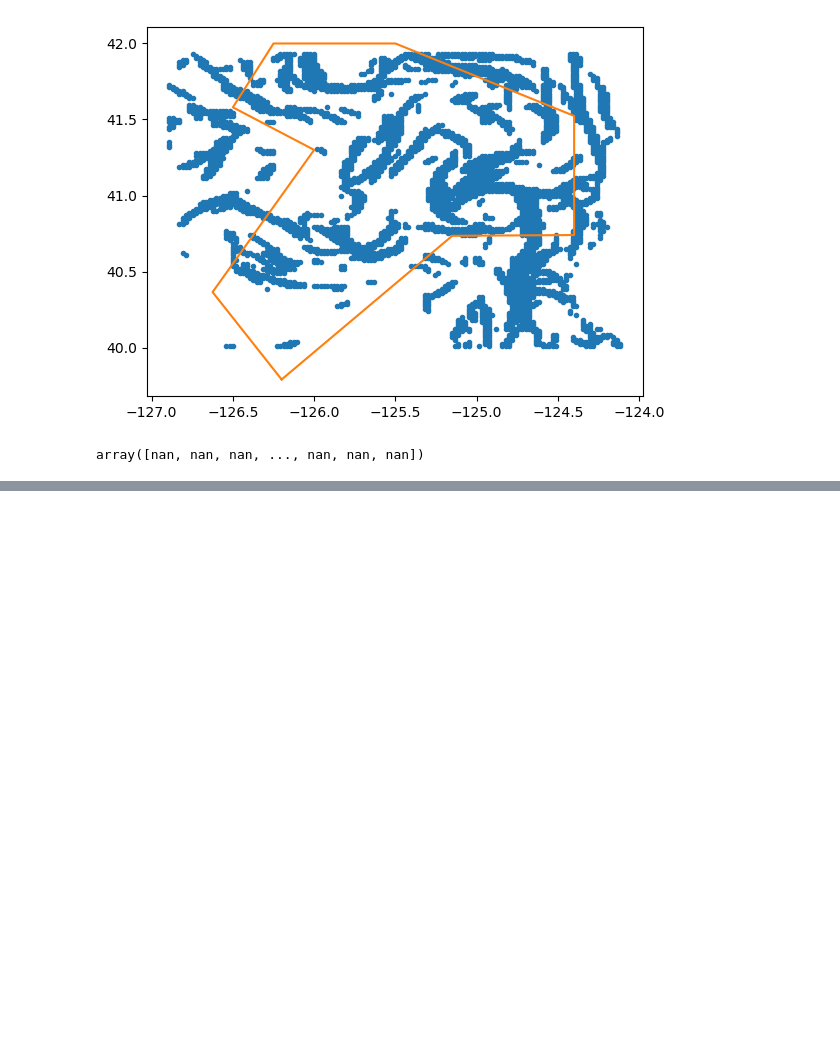
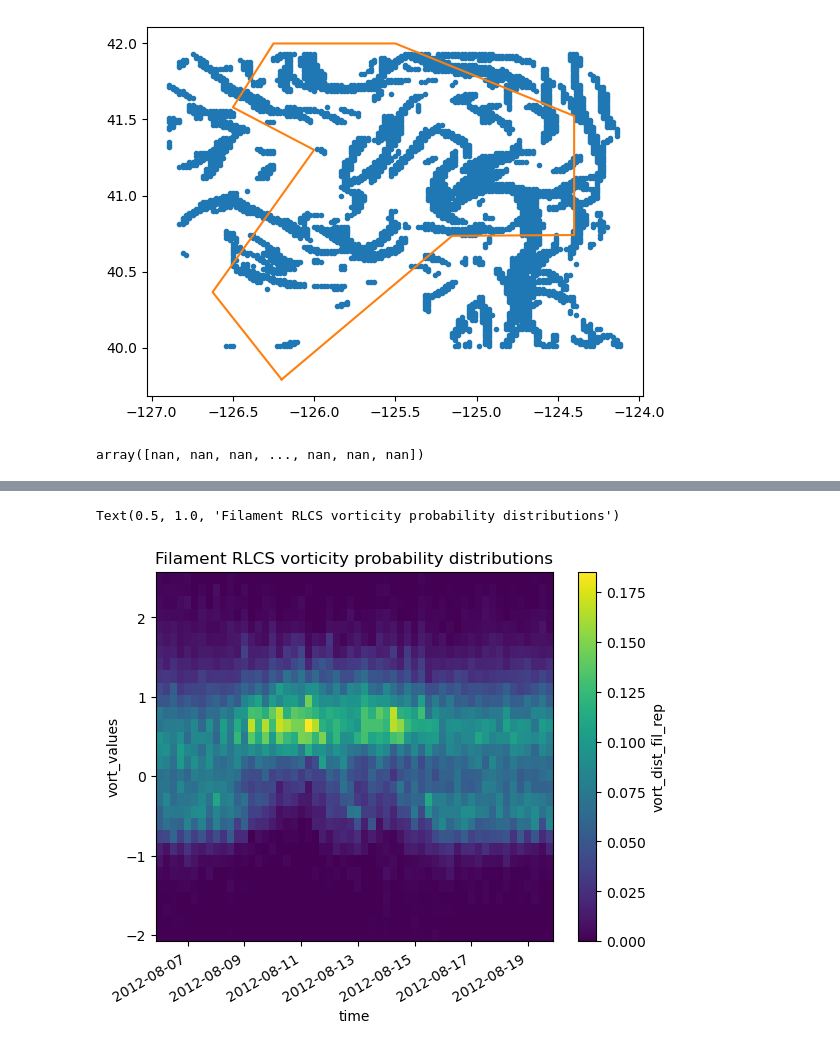
Before and after one commit to bdarbyMLML/cape_mend_SM_LCS, a Jupyter notebook: Hypothesis_2.ipynb, the cells around one changed output, grey strips where cells are left out. Saved outputs shown, nothing was run; the diff lists cells and outputs as text; code cells hidden in the pictures; blank space fills up the shorter version.

```diff
--- a/Hypothesis_2.ipynb
+++ b/Hypothesis_2.ipynb
@@ -358,0 +597,6 @@ strain_lcs = xr.open_mfdataset(strain_lcs_filepaths)
+# %%
+(vort_fil_dist['vort_dist_fil_rep']/total_vort_rep).plot(x='time')
+plt.title('Filament RLCS vorticity probability distributions')
+# %% [output]
+Text(0.5, 1.0, 'Filament RLCS vorticity probability distributions')
+[figure, added]
```
Also changed, not shown: parts of 68 cells of this notebook, 13 other files.
